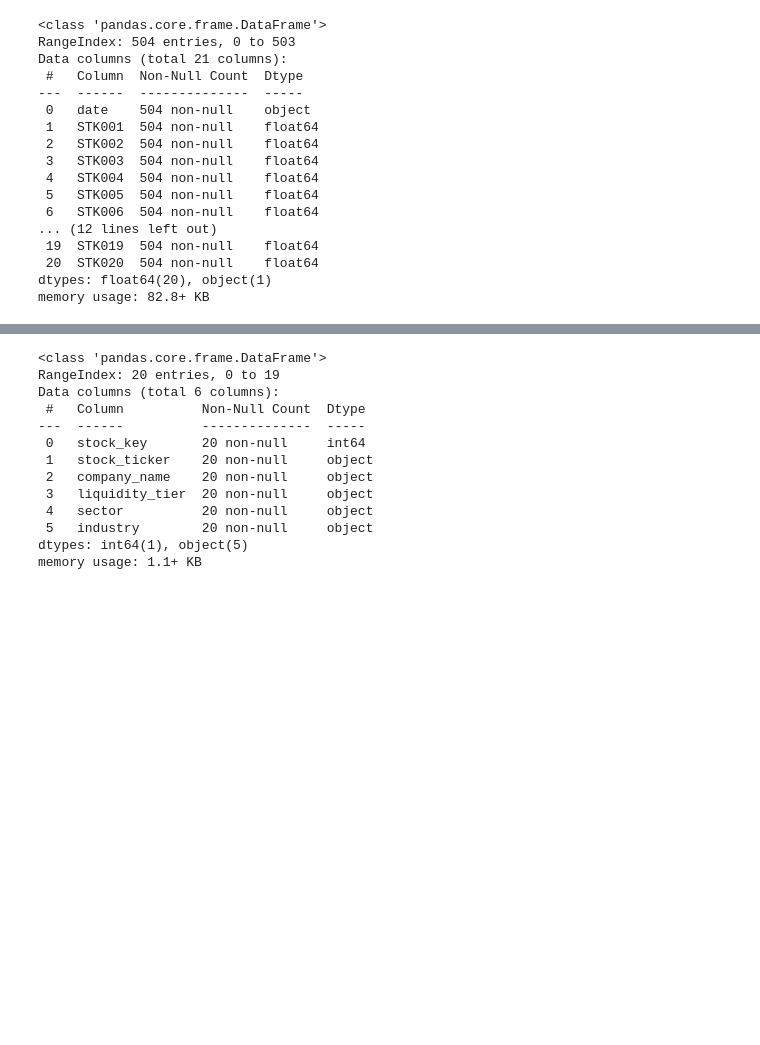
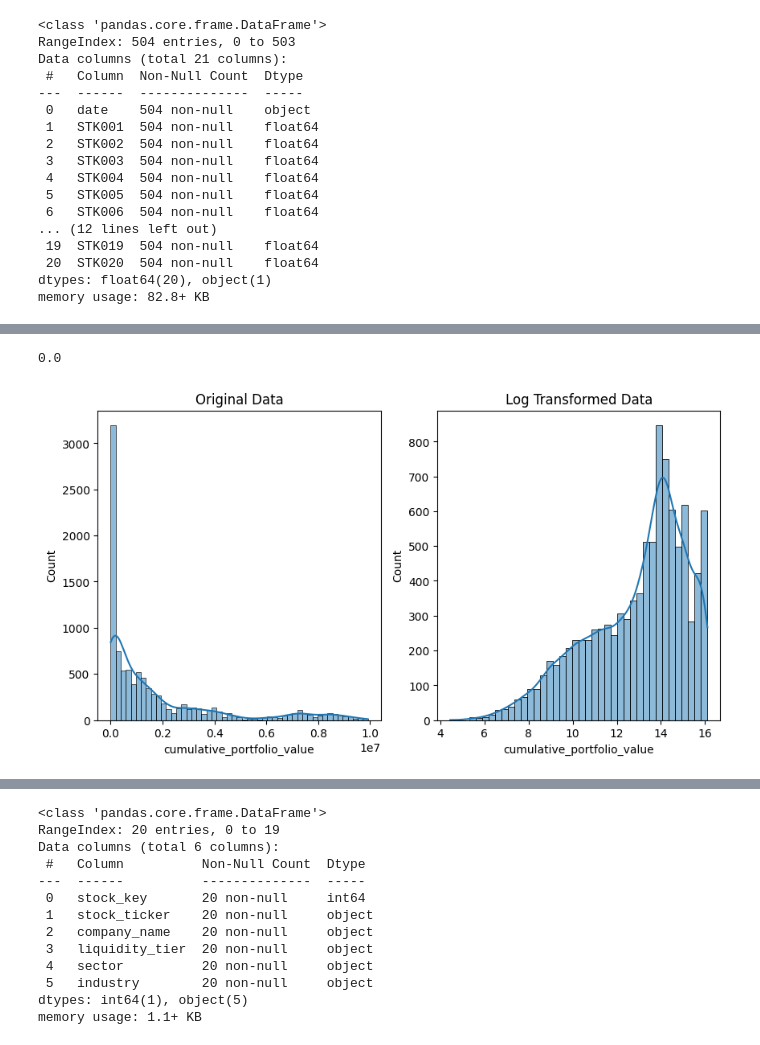
Before and after one commit to seiftarek158/Data-Engineering, a Jupyter notebook: data_cleaning.ipynb, the cells around one changed output, grey strips where cells are left out. Drawn from its saved outputs; the diff is of its cells as text; code cells hidden in the pictures; blank space fills up the shorter version.

```diff
--- a/data_cleaning.ipynb
+++ b/data_cleaning.ipynb
@@ -234,0 +383,13 @@ memory usage: 82.8+ KB
+# %%
+fig, ax = plt.subplots(1, 2, figsize=(10, 5))
+print(trades['cumulative_portfolio_value'].min())
+log_tips = np.log(trades['cumulative_portfolio_value'])
+
+sns.histplot(trades['cumulative_portfolio_value'],ax=ax[0], kde=True);
+ax[0].set_title('Original Data');
+
+sns.histplot(log_tips, ax=ax[1], kde=True);
+ax[1].set_title('Log Transformed Data');
+# %% [output]
+0.0
+[figure, added]
```
Also changed, not shown: parts of 29 cells of this notebook, 1 other file.
